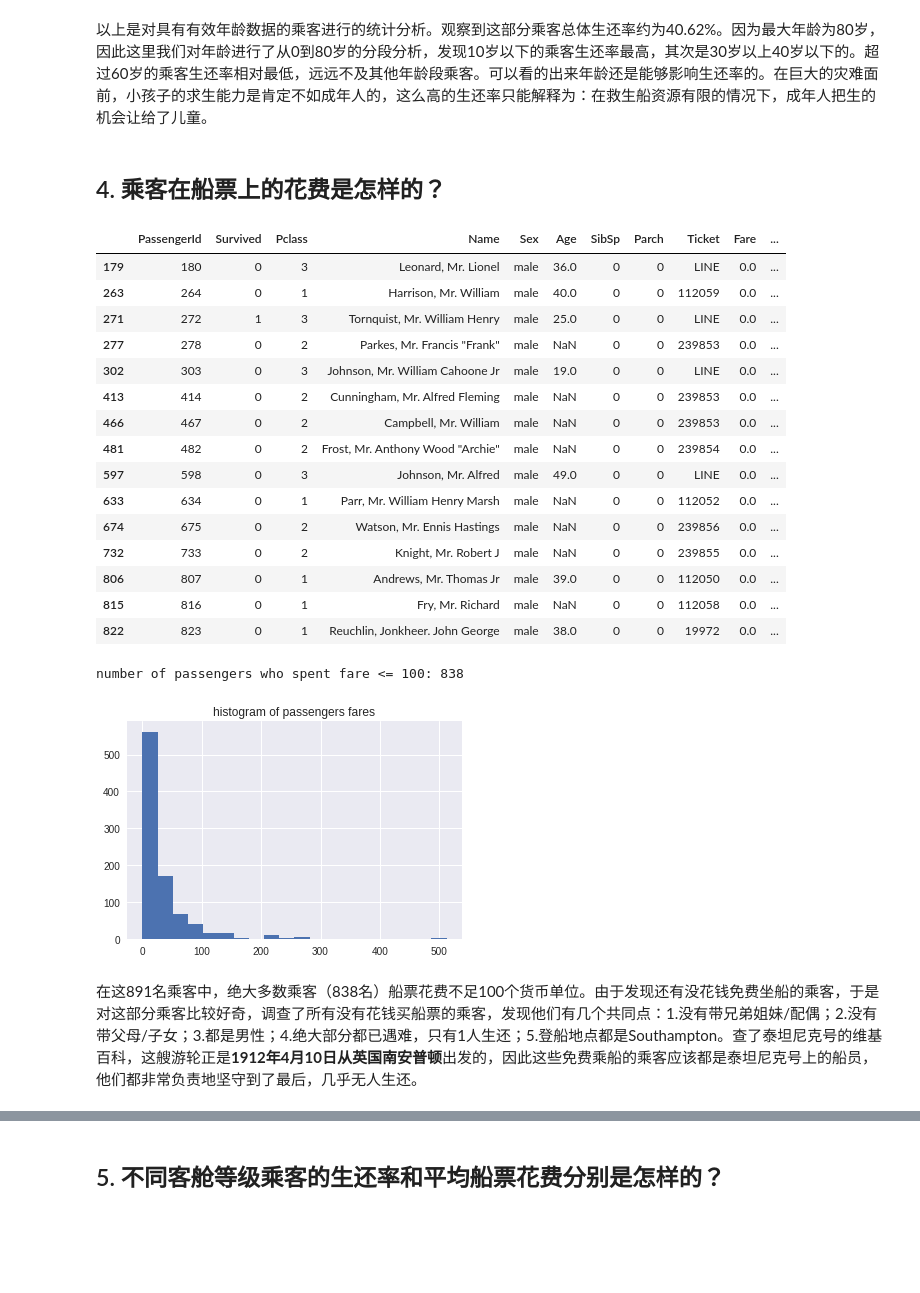
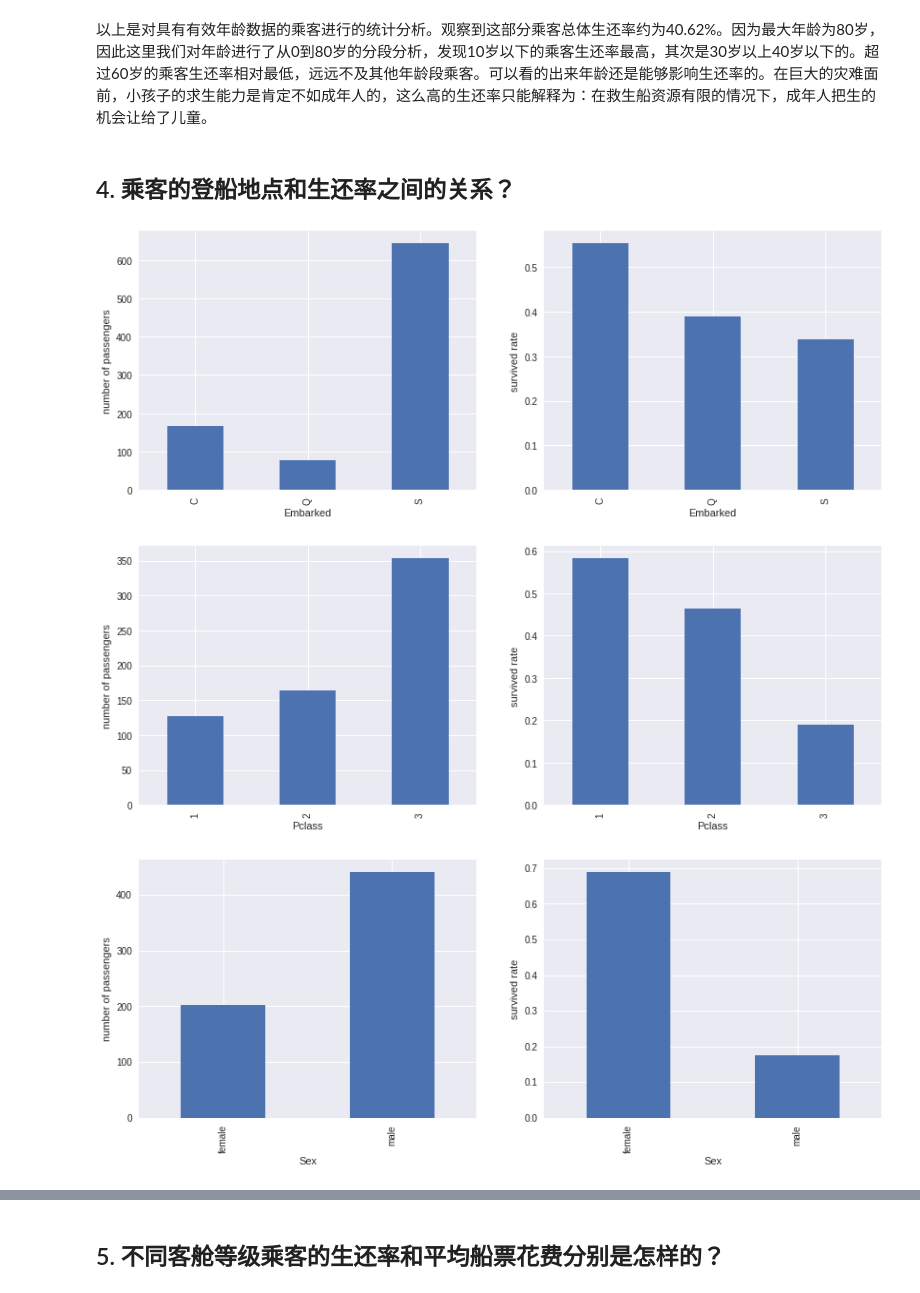
Before and after one commit to leesper/become-data-analyst, a Jupyter notebook: P2investigate_dataset/P2investivate_dataset.ipynb, the cells around one changed output, grey strips where cells are left out. Drawn from its saved outputs; the diff is of its cells as text; code cells hidden in the pictures; blank space fills up the shorter version.

```diff
--- a/P2investigate_dataset/P2investivate_dataset.ipynb
+++ b/P2investigate_dataset/P2investivate_dataset.ipynb
@@ -228,35 +229,19 @@ there are 714 passengers with age, 40.62% are survived
 # %% [markdown]
 以上是对具有有效年龄数据的乘客进行的统计分析。观察到这部分乘客总体生还率约为40.62%。因为最大年龄为80岁，因此这里我们对年龄进行了从0到80岁的分段分析，发现10岁以下的乘客生还率最高，其次是30岁以上40岁以下的。超过60岁的乘客生还率相对最低，远远不及其他年龄段乘客。可以看的出来年龄还是能够影响生还率的。在巨大的灾难面前，小孩子的求生能力是肯定不如成年人的，这么高的生还率只能解释为：在救生船资源有限的情况下，成年人把生的机会让给了儿童。
 # %% [markdown]
-## 4. 乘客在船票上的花费是怎样的？
+## 4. 乘客的登船地点和生还率之间的关系？
-# %%
-# check the free passengers with no cost
-display(titanic_df[titanic_df['Fare'] == 0.0])
-
-ax = titanic_df['Fare'].hist(bins=20)
-ax.set_title('histogram of passengers fares')
-
-cat_fare = pd.cut(titanic_df['Fare'], np.arange(0, 550, 20))
-print('number of passengers who spent fare <= 100: {}'.
-      format(titanic_df[titanic_df['Fare'] <= 100.0]['PassengerId'].count()))
-# %% [output]
-|  | PassengerId | Survived | Pclass | Name | Sex | Age | SibSp | Parch | Ticket | Fare | ... |
-| 179 | 180 | 0 | 3 | Leonard, Mr. Lionel | male | 36.0 | 0 | 0 | LINE | 0.0 | ... |
-| 263 | 264 | 0 | 1 | Harrison, Mr. William | male | 40.0 | 0 | 0 | 112059 | 0.0 | ... |
-| 271 | 272 | 1 | 3 | Tornquist, Mr. William Henry | male | 25.0 | 0 | 0 | LINE | 0.0 | ... |
-| 277 | 278 | 0 | 2 | Parkes, Mr. Francis "Frank" | male | NaN | 0 | 0 | 239853 | 0.0 | ... |
-| 302 | 303 | 0 | 3 | Johnson, Mr. William Cahoone Jr | male | 19.0 | 0 | 0 | LINE | 0.0 | ... |
-| 413 | 414 | 0 | 2 | Cunningham, Mr. Alfred Fleming | male | NaN | 0 | 0 | 239853 | 0.0 | ... |
-| 466 | 467 | 0 | 2 | Campbell, Mr. William | male | NaN | 0 | 0 | 239853 | 0.0 | ... |
-| 481 | 482 | 0 | 2 | Frost, Mr. Anthony Wood "Archie" | male | NaN | 0 | 0 | 239854 | 0.0 | ... |
-| 597 | 598 | 0 | 3 | Johnson, Mr. Alfred | male | 49.0 | 0 | 0 | LINE | 0.0 | ... |
-| 633 | 634 | 0 | 1 | Parr, Mr. William Henry Marsh | male | NaN | 0 | 0 | 112052 | 0.0 | ... |
-| 674 | 675 | 0 | 2 | Watson, Mr. Ennis Hastings | male | NaN | 0 | 0 | 239856 | 0.0 | ... |
-| 732 | 733 | 0 | 2 | Knight, Mr. Robert J | male | NaN | 0 | 0 | 239855 | 0.0 | ... |
-| 806 | 807 | 0 | 1 | Andrews, Mr. Thomas Jr | male | 39.0 | 0 | 0 | 112050 | 0.0 | ... |
-| 815 | 816 | 0 | 1 | Fry, Mr. Richard | male | NaN | 0 | 0 | 112058 | 0.0 | ... |
-| 822 | 823 | 0 | 1 | Reuchlin, Jonkheer. John George | male | 38.0 | 0 | 0 | 19972 | 0.0 | ... |
-number of passengers who spent fare <= 100: 838
-[figure, removed]
-# %% [markdown]
-在这891名乘客中，绝大多数乘客（838名）船票花费不足100个货币单位。由于发现还有没花钱免费坐船的乘客，于是对这部分乘客比较好奇，调查了所有没有花钱买船票的乘客，发现他们有几个共同点：1.没有带兄弟姐妹/配偶；2.没有带父母/子女；3.都是男性；4.绝大部分都已遇难，只有1人生还；5.登船地点都是Southampton。查了泰坦尼克号的维基百科，这艘游轮正是**1912年4月10日从英国南安普顿**出发的，因此这些免费乘船的乘客应该都是泰坦尼克号上的船员，他们都非常负责地坚守到了最后，几乎无人生还。
+# %%
+group_by_embark = titanic_df_embark.groupby('Embarked')
+bar_group_by(group_by_embark, 'Survived')
+
+# investigate passengers from southampton group by Pclass
+sa_df = titanic_df_embark[titanic_df_embark.Embarked == 'S']
+sa_group_by_pclass = sa_df.groupby('Pclass')
+bar_group_by(sa_group_by_pclass, 'Survived')
+
+sa_group_by_gender = sa_df.groupby('Sex')
+bar_group_by(sa_group_by_gender, 'Survived')
+# %% [output]
+[figure, added]
+[figure, added]
+[figure, added]
```
Also changed, not shown: parts of 11 cells of this notebook.
